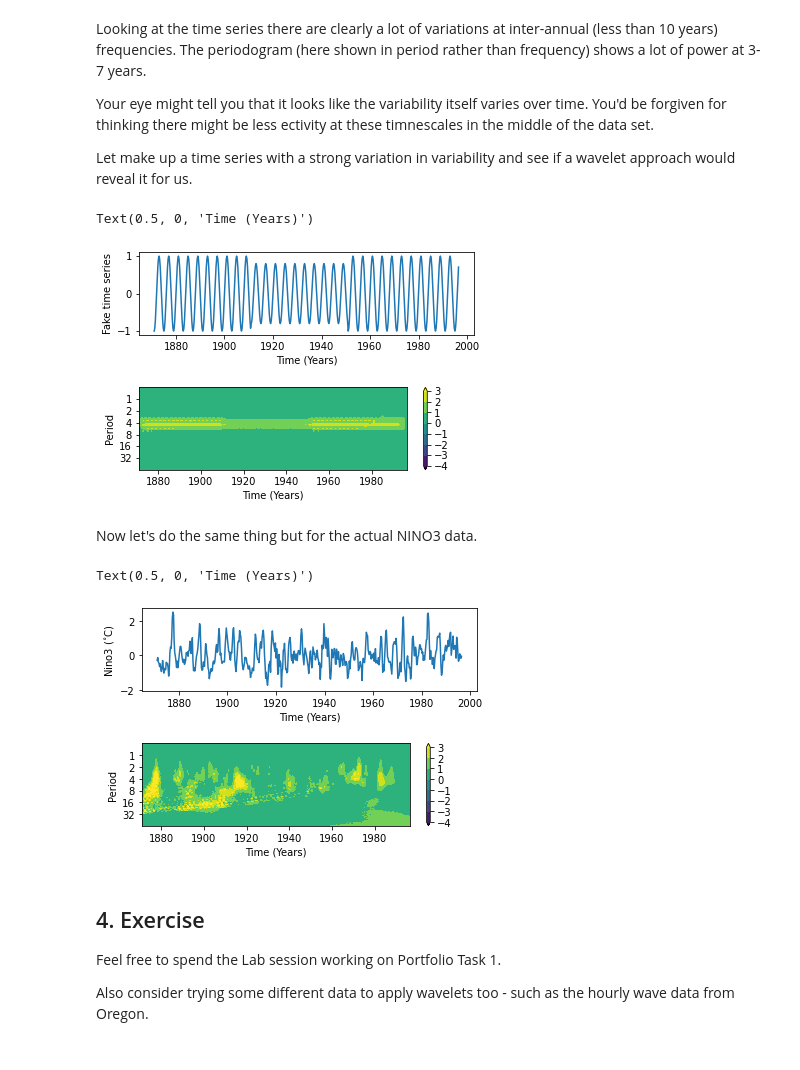
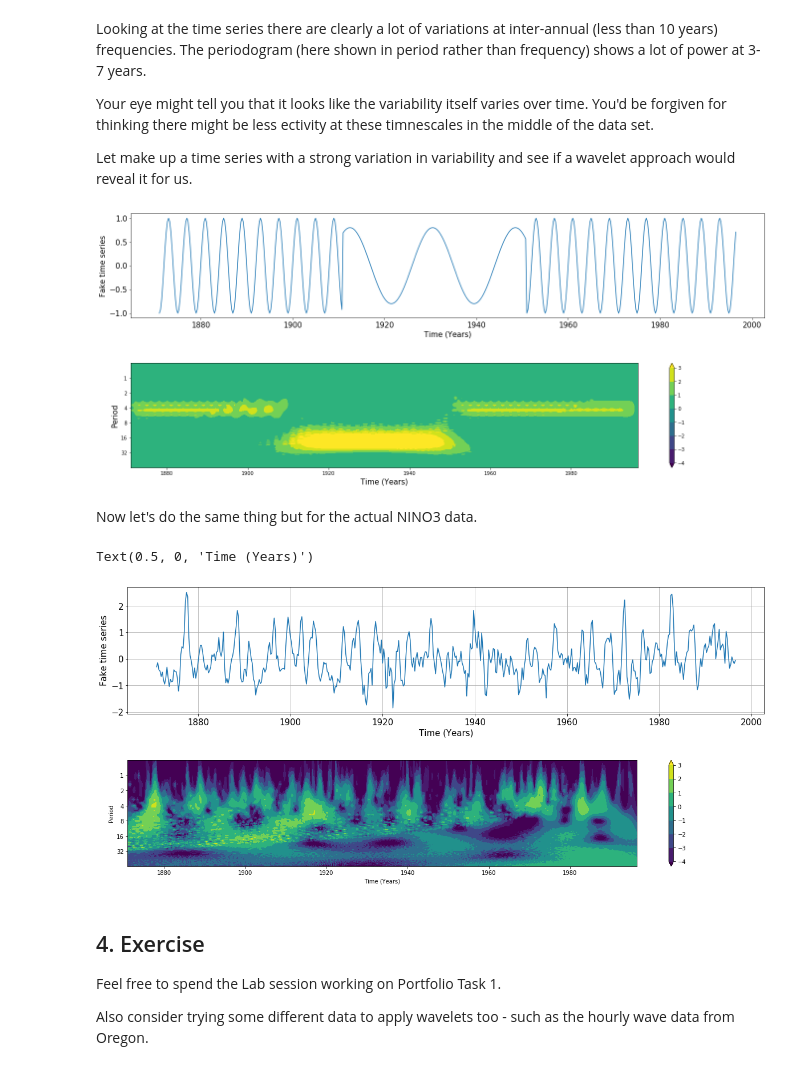
Before and after one commit to mpudig/MATH5271, a Jupyter notebook: MATH5271_Lab_3_Aliasing_and_Wavelets.ipynb, the cells around one changed output. Saved outputs shown, nothing was run; the diff lists cells and outputs as text; code cells hidden in the pictures.

```diff
--- a/MATH5271_Lab_3_Aliasing_and_Wavelets.ipynb
+++ b/MATH5271_Lab_3_Aliasing_and_Wavelets.ipynb
@@ -61,7 +61,7 @@ nino3_url = "http://paos.colorado.edu/research/wavelets/wave_idl/sst_nino3.dat"
 
 # Import the data set as a Pandas Dataframe using the 'read_csv' function
 df = pd.read_csv(met_url)
-df_nino = pd.read_table(dataset2)
+df_nino = pd.read_table(nino3_url)
 # %% [markdown]
 ## 3. Aliasing
 
@@ -173,29 +181,36 @@ Let make up a time series with a strong variation in variability and see if a wa
 # %%
 waveletname = 'cmor' # Complex Morelet Wavelet
 scales = np.arange(1,128)
 #data = np.sin(time*2*np.pi/4)
 #data = np.sin(time*2*np.pi/(time[-1]))**2*np.sin(time*2*np.pi/4)
-data = np.concatenate((np.sin(time[0:160]*2*np.pi/4),0.8*np.sin(time[160:320]*2*np.pi/4),np.sin(time[320:time.shape[0]]*2*np.pi/4)))
+data = np.concatenate((np.sin(time[0:160]*2*np.pi/4),0.8*np.sin(time[160:320]*2*np.pi/18),np.sin(time[320:time.shape[0]]*2*np.pi/4)))
 [coef, freqs] = pywt.cwt(data,scales,waveletname,dt)
 power = (abs(coef))**2
 period = 1./freqs
 levels = [0.0625, 0.125, 0.25, 0.5, 1, 2, 4, 8]
 contourlevels = np.log2(levels)
-plt.subplot(5,1,(1,2))
-plt.plot(time,data)
-plt.ylabel('Fake time series')
-plt.xlabel('Time (Years)')
-plt.subplot(5,1,(4,5))
+
+fig, axs = plt.subplots(2, 1, figsize=(20,9))
+
+ax = axs[0]
+ax.plot(time,data)
+ax.set_ylabel('Fake time series', fontsize=15)
+ax.set_xlabel('Time (Years)', fontsize=15)
+ax.tick_params(labelsize=15)
+
 plt.contourf(time,np.log2(period),(power), contourlevels, extend='both');
 yticks = [1,2,4,8,16,32];
 plt.gca().invert_yaxis()
 plt.yticks(ticks = np.log2(yticks), labels = yticks)
 plt.colorbar()
-plt.ylabel('Period')
-plt.xlabel('Time (Years)')
+plt.ylabel('Period', fontsize=15)
+plt.xlabel('Time (Years)', fontsize=15)
+ax.tick_params(labelsize=15)
+
+
+fig.tight_layout(pad=5.0)
 # %% [output]
-Text(0.5, 0, 'Time (Years)')
-[figure, old version]
+[figure, new version]
 # %% [markdown]
 Now let's do the same thing but for the actual NINO3 data.
 # %%
@@ -207,14 +222,25 @@ data = df_nino.values.squeeze()
 [coef, freqs] = pywt.cwt(data,scales,waveletname,dt)
 power = (abs(coef))**2
 period = 1./freqs
-plt.subplot(5,1,(1,2))
-plt.plot(time,data)
-plt.ylabel('NINO3 ($^{\circ}$C)')
-plt.xlabel('Time (Years)')
+
+# plt.subplot(5,1,(1,2))
+# plt.plot(time,data)
+# plt.ylabel('NINO3 ($^{\circ}$C)')
+# plt.xlabel('Time (Years)')
+
+fig, axs = plt.subplots(2, 1, figsize=(20,9))
+
+ax = axs[0]
+ax.plot(time,data)
+ax.set_ylabel('Fake time series', fontsize=15)
+ax.set_xlabel('Time (Years)', fontsize=15)
+ax.tick_params(labelsize=15)
+ax.grid()
+
 levels = [0.0625, 0.125, 0.25, 0.5, 1, 2, 4, 8]
 contourlevels = np.log2(levels)
 plt.subplot(5,1,(4,5))
-plt.contourf(time,np.log2(period),(power), contourlevels, extend='both');
+plt.contourf(time, np.log2(period), np.log2(power), contourlevels, extend='both');
 yticks = [1,2,4,8,16,32];
 plt.gca().invert_yaxis()
 plt.yticks(ticks = np.log2(yticks), labels = yticks)
@@ -223,7 +249,7 @@ plt.ylabel('Period')
 plt.xlabel('Time (Years)')
 # %% [output]
 Text(0.5, 0, 'Time (Years)')
-[figure, old version]
+[figure, new version]
 # %% [markdown]
 ## 4. Exercise
 
```
Also changed, not shown: parts of 7 cells of this notebook, 3 other files.
